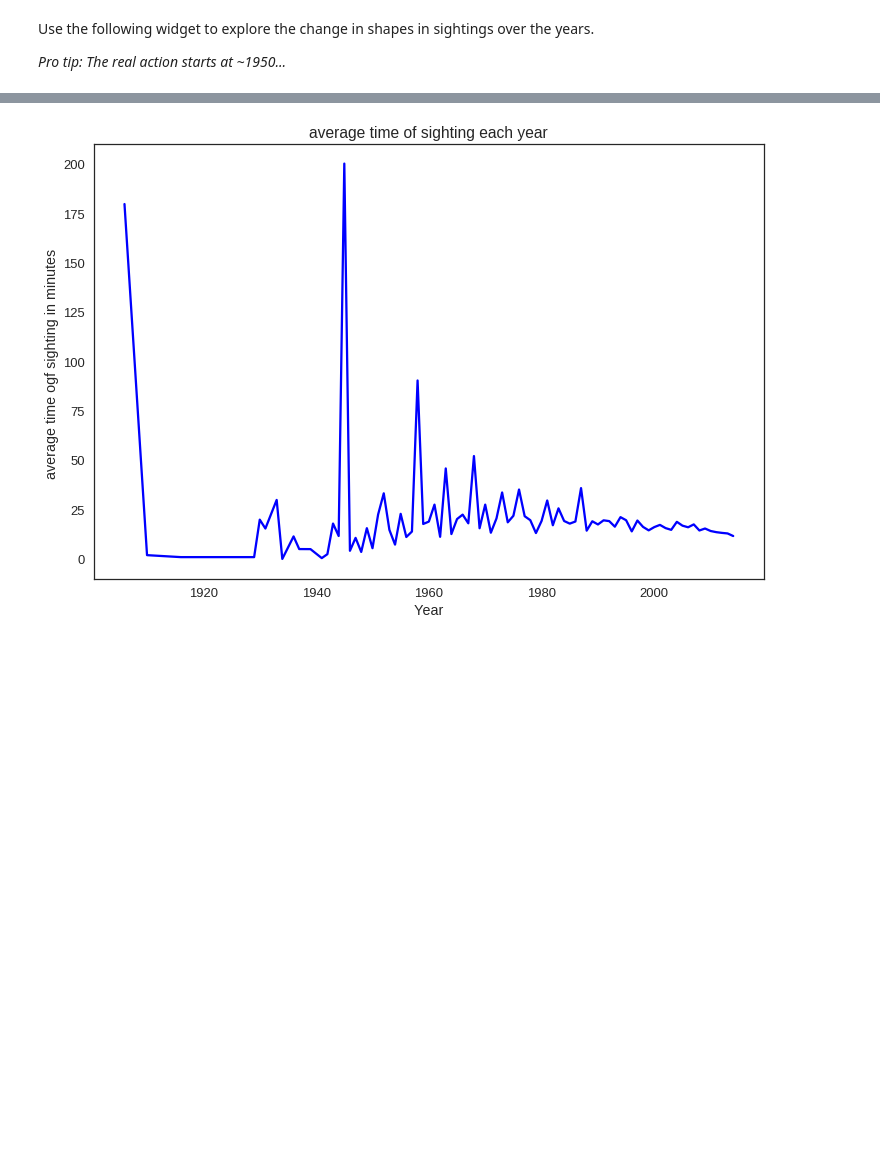
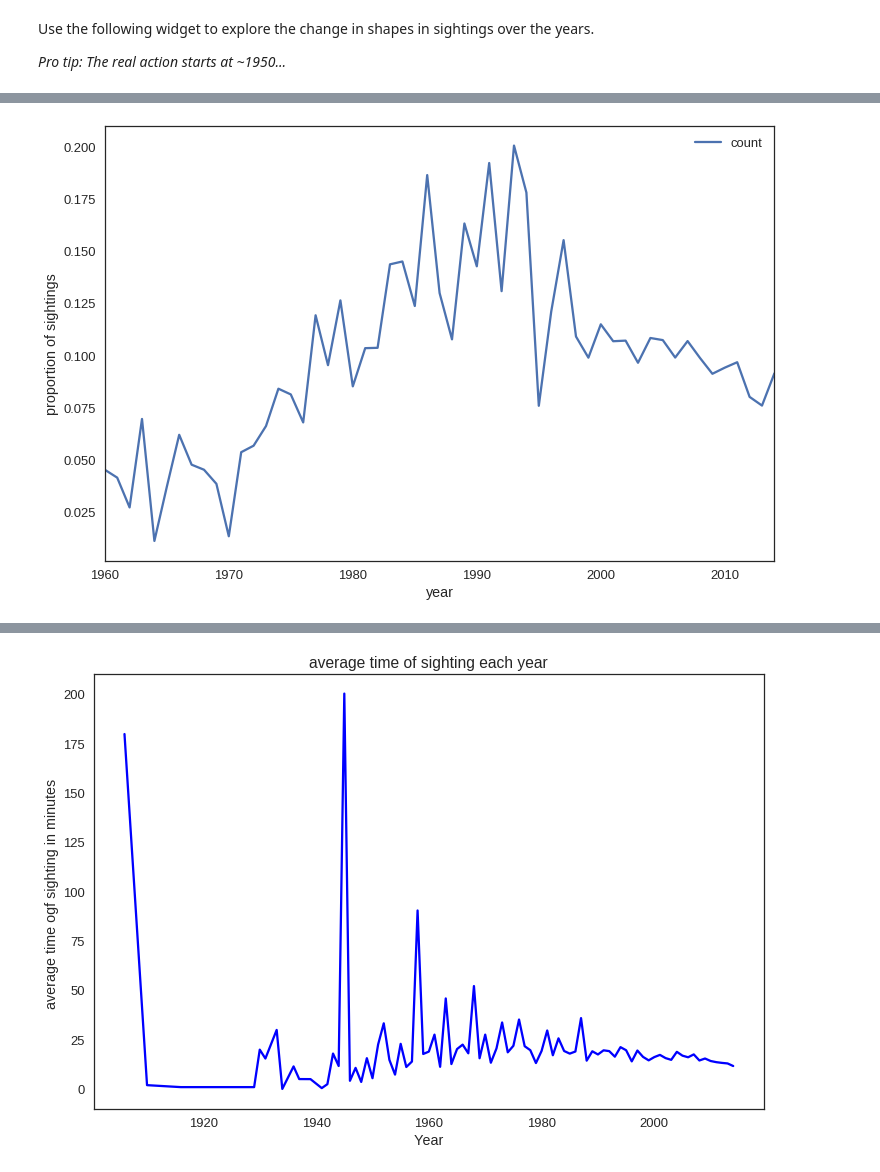
Before and after one commit to shahamran/needle, a Jupyter notebook: Aliens.ipynb, the cells around one changed output, grey strips where cells are left out. Drawn from its saved outputs; the diff is of its cells as text; code cells hidden in the pictures; blank space fills up the shorter version.

```diff
--- a/Aliens.ipynb
+++ b/Aliens.ipynb
@@ -153,0 +178,7 @@ _We get a lot less disk-shaped UFOs these days. What a shame._
+# %%
+selected_years = years[(years >= interesting_years[0]) &
+                       (years <= interesting_years[1])]
+shapes_dist.loc[(selected_years, ['triangle']), COUNT].reset_index().plot(x=YEAR, y=COUNT);
+plt.ylabel('proportion of sightings');
+# %% [output]
+[figure, added]
```
Also changed, not shown: parts of 18 cells of this notebook.
